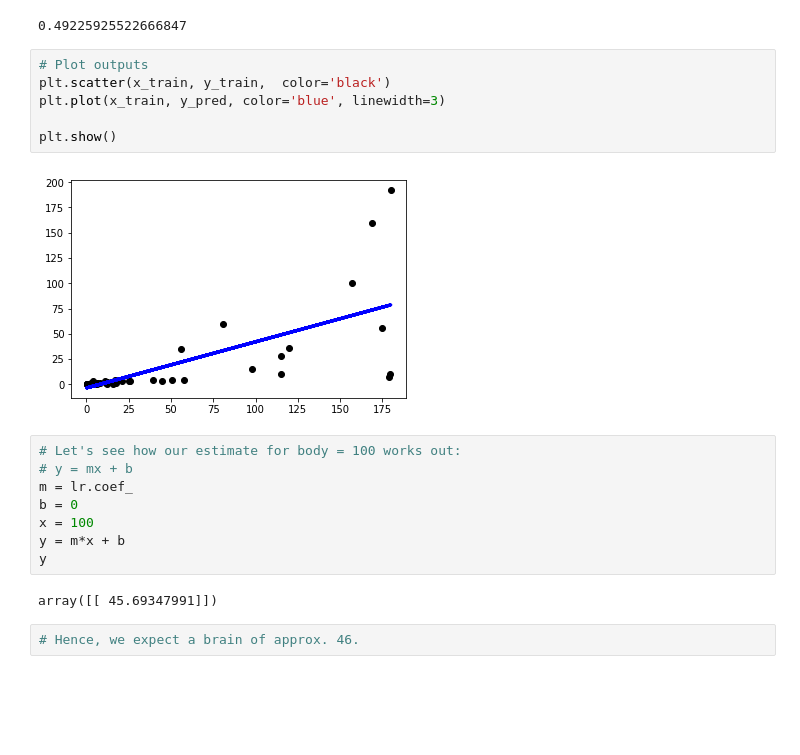
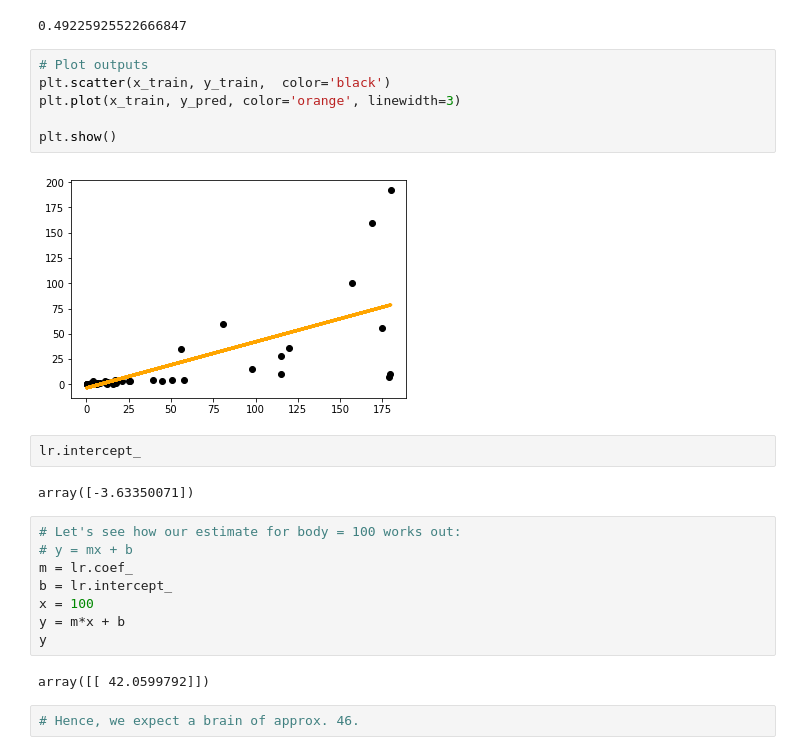
Before and after one commit to sungsation/dat11syd, a Jupyter notebook: students/sung/lesson-06/lab/Lab 6 A - bias_variance.ipynb, the cells around one changed output. Cells and saved outputs as stored; diff of their text form; blank space fills up the shorter version.

```diff
--- a/students/sung/lesson-06/lab/Lab 6 A - bias_variance.ipynb
+++ b/students/sung/lesson-06/lab/Lab 6 A - bias_variance.ipynb
@@ -110,21 +112,25 @@ R_squared1
 # %%
 # Plot outputs
 plt.scatter(x_train, y_train,  color='black')
-plt.plot(x_train, y_pred, color='blue', linewidth=3)
+plt.plot(x_train, y_pred, color='orange', linewidth=3)
 
 plt.show()
 # %% [output]
-[figure, old version]
+[figure, new version]
+# %%
+lr.intercept_
+# %% [output]
+array([-3.63350071])
 # %%
 # Let's see how our estimate for body = 100 works out:
 # y = mx + b
 m = lr.coef_
-b = 0
+b = lr.intercept_
 x = 100
 y = m*x + b
 y
 # %% [output]
-array([[ 45.69347991]])
+array([[ 42.0599792]])
 # %%
 # Hence, we expect a brain of approx. 46.
 # %% [markdown]
```
Also changed, not shown: parts of 6 cells of this notebook.
